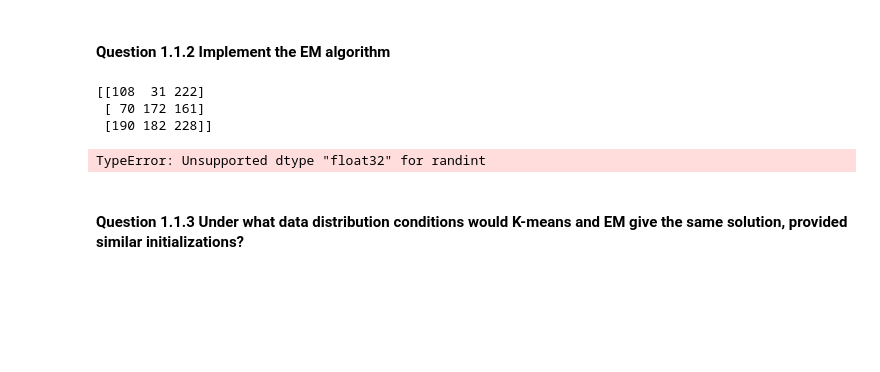
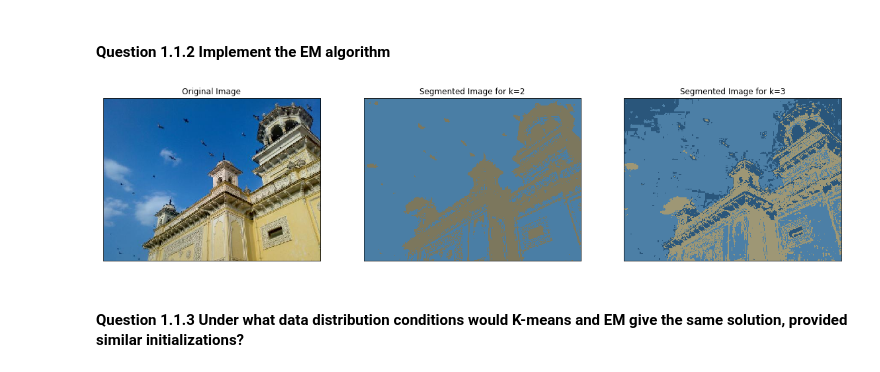
Before and after one commit to mattesko/ECSE415-Assignments, a Jupyter notebook: Assignment_3/Kmeans_EM.ipynb, the cells around one changed output. Saved outputs shown, nothing was run; the diff lists cells and outputs as text; code cells hidden in the pictures; blank space fills up the shorter version.

Commit message:
Fix EM compute

```diff
--- a/Assignment_3/Kmeans_EM.ipynb
+++ b/Assignment_3/Kmeans_EM.ipynb
@@ -125,30 +126,3 @@ plt.show()
 [figure]
 # %% [markdown]
 #### Question 1.1.2 Implement the EM algorithm
-# %%
-def computeEM(img, n_gaussian=3, n_iterations=10, theta=None):
-    """
-    @brief Soft cluster each pixel to a gaussian distribution
-    @param img The source image to compute the clusters for
-    @param n_gaussian The number of gaussians to compute
-    @param n_iterations The number of iterations to iterate for cluster convergence
-    """
-    MIN_RGB_VAL = 0
-    MAX_RGB_VAL = 255
-    height, width, depth = img.shape
-    data = np.copy(img).flatten()
-
-#     loc = np.array([np.random.randint(MIN_RGB_VAL, MAX_RGB_VAL, size=3, dtype=np.uint8) for n in range(n_gaussian)])
-#     scale = np.array([np.random.randint(10, 100, size=1, dtype=np.uint8) for n in range(n_gaussian)])
-#     mixing = np.array([np.random.randn(0.1, 0.4, size=1, dtype=np.float32) for n in range(n_gaussian)])
-#     theta = zip(loc, scale, mixing)
-    loc = np.array([np.random.randint(MIN_RGB_VAL, MAX_RGB_VAL, size=1, dtype=np.uint8) for n in range(n_gaussian)])
-    scale = np.array([np.random.randint(1, 100, size=1, dtype=np.uint8) for n in range(n_gaussian)])
-    mixing = np.array([np.random.randint(1, 100, size=1, dtype=np.uint8) for n in range(n_gaussian)])
-# %%
-computeEM(img_home)
-# %% [output]
-[[108  31 222]
- [ 70 172 161]
- [190 182 228]]
-TypeError: Unsupported dtype "float32" for randint
@@ -155,2 +200,16 @@ TypeError: Unsupported dtype "float32" for randint
+# %%
+em_gauss2 = computeEM(img_home, n_gaussian=2, n_iterations=10)
+em_gauss3 = computeEM(img_home, n_gaussian=3, n_iterations=10)
+# %%
+plt.figure(figsize=(20,20))
+plt.subplot(131), plt.imshow(img_home)
+plt.xticks([]), plt.yticks([]), plt.title("Original Image")
+plt.subplot(132), plt.imshow(em_gauss2)
+plt.xticks([]), plt.yticks([]), plt.title("Segmented Image for k=2")
+plt.subplot(133), plt.imshow(em_gauss3)
+plt.xticks([]), plt.yticks([]), plt.title("Segmented Image for k=3")
+plt.show()
+# %% [output]
+[figure, added]
 # %% [markdown]
 #### Question 1.1.3 Under what data distribution conditions would K-means and EM give the same solution, provided similar initializations?
```
Also changed, not shown: parts of 3 cells of this notebook.
